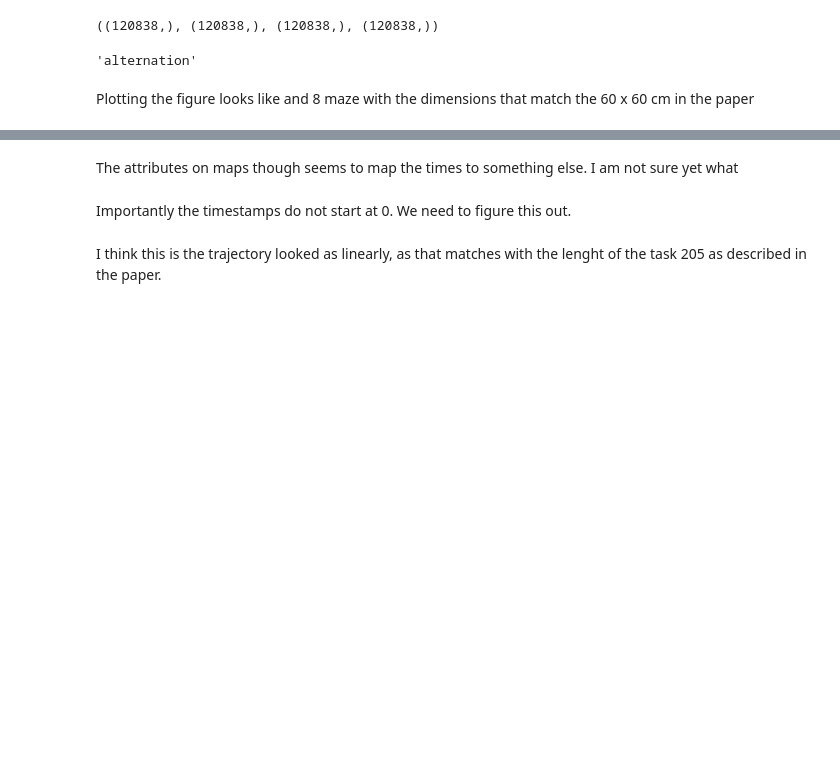
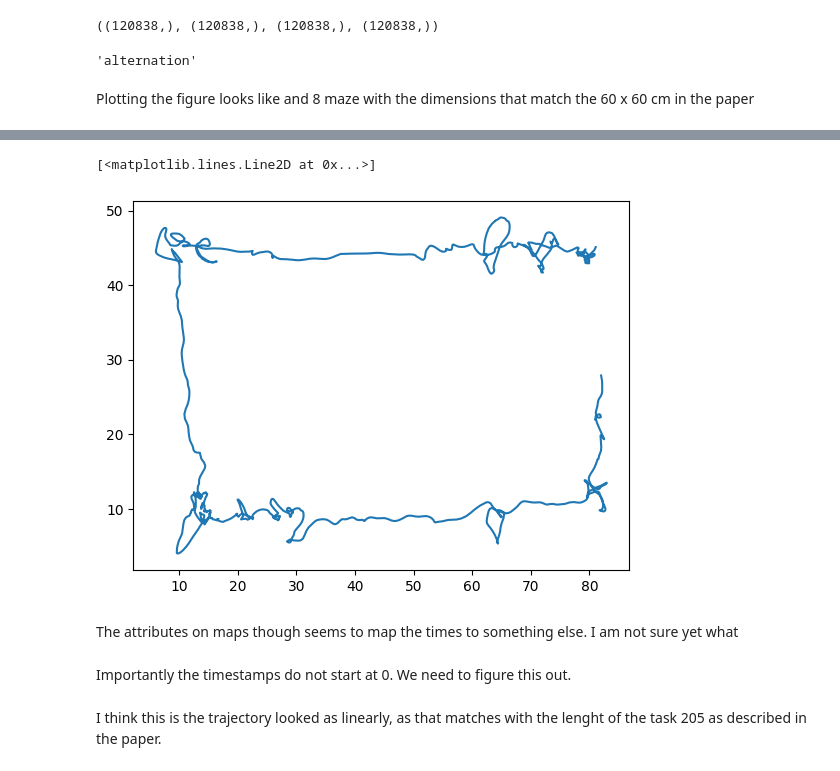
Before and after one commit to catalystneuro/buzsaki-lab-to-nwb, a Jupyter notebook: buzsaki_lab_to_nwb/huszar_hippocampus_dynamics/files_documentation.ipynb, the cells around one changed output, grey strips where cells are left out. Drawn from its saved outputs; the diff is of its cells as text; code cells hidden in the pictures; blank space fills up the shorter version.

```diff
--- a/buzsaki_lab_to_nwb/huszar_hippocampus_dynamics/files_documentation.ipynb
+++ b/buzsaki_lab_to_nwb/huszar_hippocampus_dynamics/files_documentation.ipynb
@@ -224,3 +322,8 @@ plt.plot(x, y)
+# %%
+plt.plot(x[7264:9061], y[7264:9061])
+# %% [output]
+[<matplotlib.lines.Line2D at 0x...>]
+[figure, added]
 # %%
 timestamps[:5]
 # %% [markdown]
```
Also changed, not shown: parts of 6 cells of this notebook, 1 other file.
